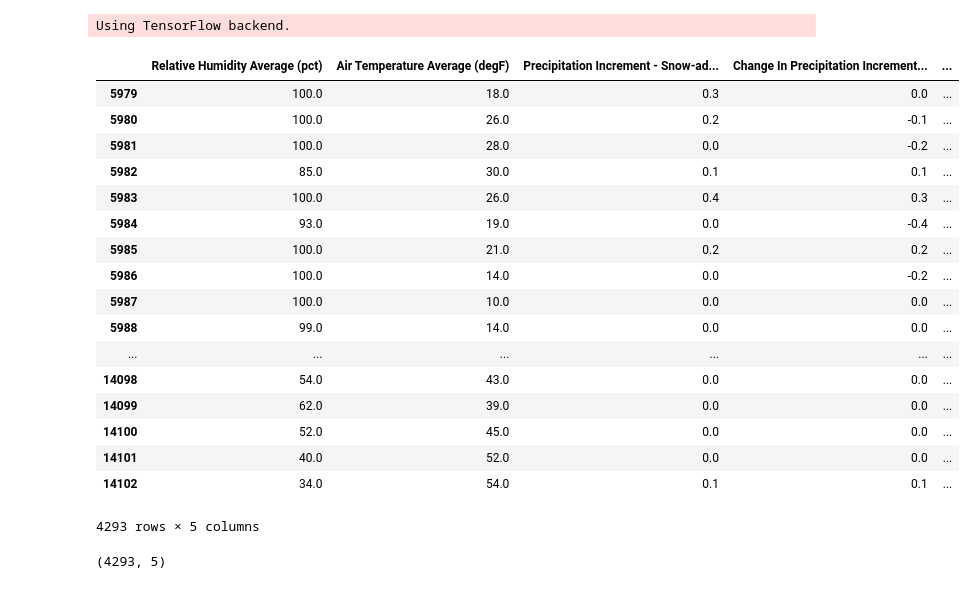
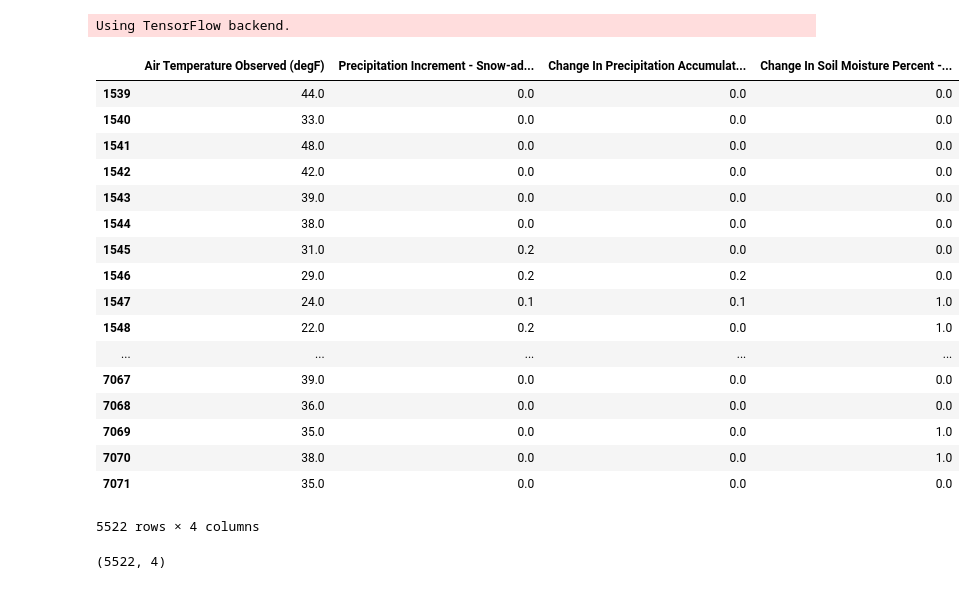
Before and after one commit to raylin01/iotworld2019, a Jupyter notebook: ML/LSTM.ipynb, the cells around one changed output. Drawn from its saved outputs; the diff is of its cells as text; code cells hidden in the pictures.

```diff
--- a/ML/LSTM.ipynb
+++ b/ML/LSTM.ipynb
@@ -6,36 +9,36 @@ import pandas as pd
 # %% [output]
 Using TensorFlow backend.
 # %%
-dataframe = pd.read_csv('atlanta_1980.csv')
+dataframe = pd.read_csv('dorsey_2000.csv')
 dataframe = dataframe.dropna()
 del dataframe['Date']
 dataframe["Change In Soil Moisture Percent -8in (pct)"] = np.where(dataframe["Change In Soil Moisture Percent -8in (pct)"] >= 0, 0, dataframe["Change In Soil Moisture Percent -8in (pct)"])
 dataframe["Change In Soil Moisture Percent -8in (pct)"] = np.where(dataframe["Change In Soil Moisture Percent -8in (pct)"] < 0, 1, dataframe["Change In Soil Moisture Percent -8in (pct)"])
 dataframe
 # %% [output]
-|  | Relative Humidity Average (pct) | Air Temperature Average (degF) | Precipitation Increment - Snow-ad... | Change In Precipitation Increment... | ... |
-| 5979 | 100.0 | 18.0 | 0.3 | 0.0 | ... |
-| 5980 | 100.0 | 26.0 | 0.2 | -0.1 | ... |
-| 5981 | 100.0 | 28.0 | 0.0 | -0.2 | ... |
-| 5982 | 85.0 | 30.0 | 0.1 | 0.1 | ... |
-| 5983 | 100.0 | 26.0 | 0.4 | 0.3 | ... |
-| 5984 | 93.0 | 19.0 | 0.0 | -0.4 | ... |
-| 5985 | 100.0 | 21.0 | 0.2 | 0.2 | ... |
-| 5986 | 100.0 | 14.0 | 0.0 | -0.2 | ... |
-| 5987 | 100.0 | 10.0 | 0.0 | 0.0 | ... |
-| 5988 | 99.0 | 14.0 | 0.0 | 0.0 | ... |
-| ... | ... | ... | ... | ... | ... |
-| 14098 | 54.0 | 43.0 | 0.0 | 0.0 | ... |
-| 14099 | 62.0 | 39.0 | 0.0 | 0.0 | ... |
-| 14100 | 52.0 | 45.0 | 0.0 | 0.0 | ... |
-| 14101 | 40.0 | 52.0 | 0.0 | 0.0 | ... |
-| 14102 | 34.0 | 54.0 | 0.1 | 0.1 | ... |
+|  | Air Temperature Observed (degF) | Precipitation Increment - Snow-ad... | Change In Precipitation Accumulat... | Change In Soil Moisture Percent -... |
+| 1539 | 44.0 | 0.0 | 0.0 | 0.0 |
+| 1540 | 33.0 | 0.0 | 0.0 | 0.0 |
+| 1541 | 48.0 | 0.0 | 0.0 | 0.0 |
+| 1542 | 42.0 | 0.0 | 0.0 | 0.0 |
+| 1543 | 39.0 | 0.0 | 0.0 | 0.0 |
+| 1544 | 38.0 | 0.0 | 0.0 | 0.0 |
+| 1545 | 31.0 | 0.2 | 0.0 | 0.0 |
+| 1546 | 29.0 | 0.2 | 0.2 | 0.0 |
+| 1547 | 24.0 | 0.1 | 0.1 | 1.0 |
+| 1548 | 22.0 | 0.2 | 0.0 | 1.0 |
+| ... | ... | ... | ... | ... |
+| 7067 | 39.0 | 0.0 | 0.0 | 0.0 |
+| 7068 | 36.0 | 0.0 | 0.0 | 0.0 |
+| 7069 | 35.0 | 0.0 | 0.0 | 1.0 |
+| 7070 | 38.0 | 0.0 | 0.0 | 1.0 |
+| 7071 | 35.0 | 0.0 | 0.0 | 0.0 |
-4293 rows × 5 columns
+5522 rows × 4 columns
 # %%
 npdata = np.asarray(dataframe)
 npdata.shape
 # %% [output]
-(4293, 5)
+(5522, 4)
 # %%
 time_models_x = []
 time_models_y = []
```
Also changed, not shown: parts of 6 cells of this notebook, 1 other file.
